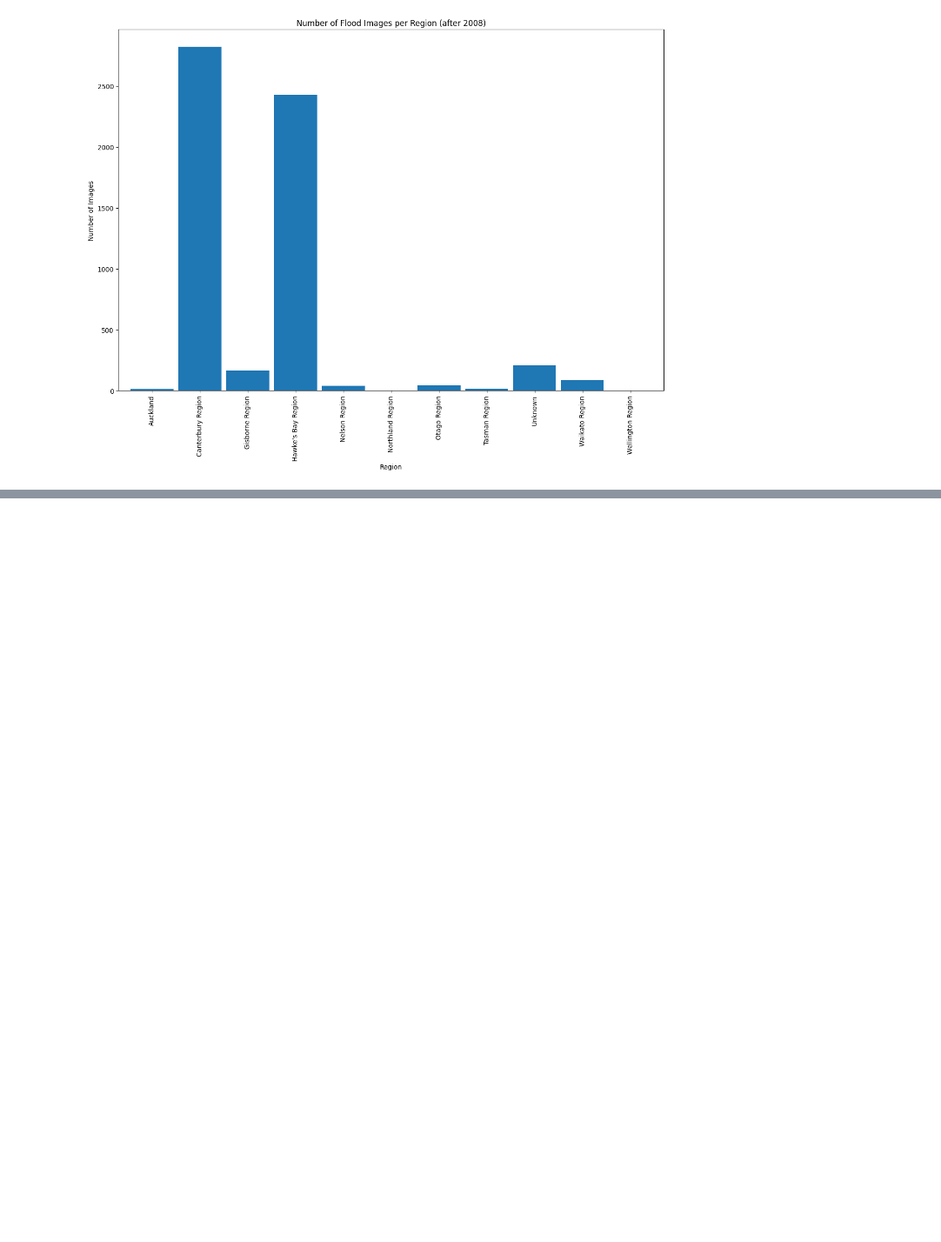
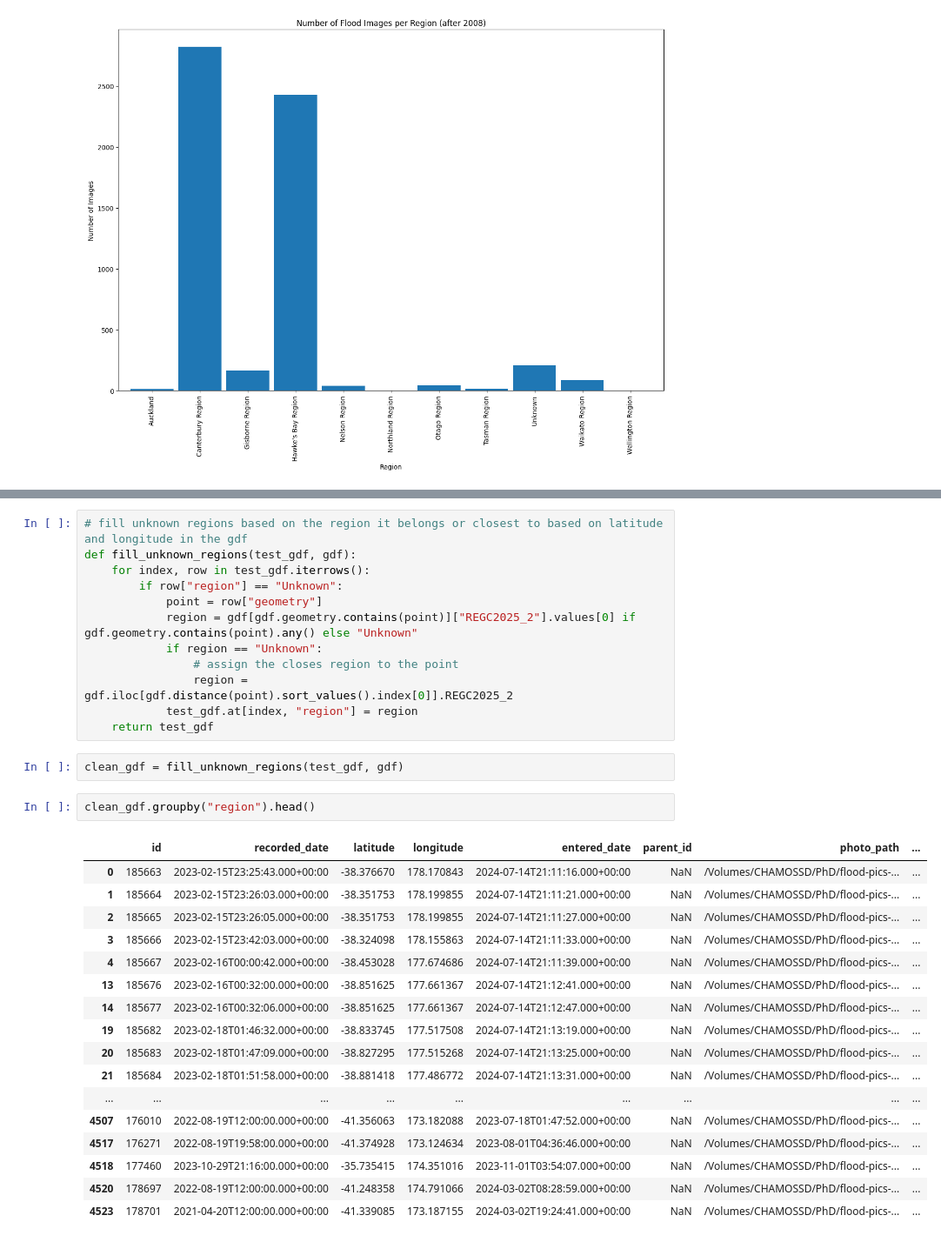
Before and after one commit to geolocalization-phd/pull-nz-flood-pics, a Jupyter notebook: analyse_data.ipynb, the cells around one changed output, grey strips where cells are left out. Shown at 87% size. Drawn from its saved outputs; the diff is of its cells as text; blank space fills up the shorter version.

```diff
--- a/analyse_data.ipynb
+++ b/analyse_data.ipynb
@@ -79,0 +205,34 @@ df_after_2008.to_csv("flood_pics_after_2008.csv", index=False)
+# %%
+# fill unknown regions based on the region it belongs or closest to based on latitude and longitude in the gdf
+def fill_unknown_regions(test_gdf, gdf):
+    for index, row in test_gdf.iterrows():
+        if row["region"] == "Unknown":
+            point = row["geometry"]
+            region = gdf[gdf.geometry.contains(point)]["REGC2025_2"].values[0] if gdf.geometry.contains(point).any() else "Unknown"
+            if region == "Unknown":
+                # assign the closes region to the point
+                region = gdf.iloc[gdf.distance(point).sort_values().index[0]].REGC2025_2
+            test_gdf.at[index, "region"] = region
+    return test_gdf
+# %%
+clean_gdf = fill_unknown_regions(test_gdf, gdf)
+# %%
+clean_gdf.groupby("region").head()
+# %% [output]
+|  | id | recorded_date | latitude | longitude | entered_date | parent_id | photo_path | ... |
+| 0 | 185663 | 2023-02-15T23:25:43.000+00:00 | -38.376670 | 178.170843 | 2024-07-14T21:11:16.000+00:00 | NaN | /Volumes/CHAMOSSD/PhD/flood-pics-... | ... |
+| 1 | 185664 | 2023-02-15T23:26:03.000+00:00 | -38.351753 | 178.199855 | 2024-07-14T21:11:21.000+00:00 | NaN | /Volumes/CHAMOSSD/PhD/flood-pics-... | ... |
+| 2 | 185665 | 2023-02-15T23:26:05.000+00:00 | -38.351753 | 178.199855 | 2024-07-14T21:11:27.000+00:00 | NaN | /Volumes/CHAMOSSD/PhD/flood-pics-... | ... |
+| 3 | 185666 | 2023-02-15T23:42:03.000+00:00 | -38.324098 | 178.155863 | 2024-07-14T21:11:33.000+00:00 | NaN | /Volumes/CHAMOSSD/PhD/flood-pics-... | ... |
+| 4 | 185667 | 2023-02-16T00:00:42.000+00:00 | -38.453028 | 177.674686 | 2024-07-14T21:11:39.000+00:00 | NaN | /Volumes/CHAMOSSD/PhD/flood-pics-... | ... |
+| 13 | 185676 | 2023-02-16T00:32:00.000+00:00 | -38.851625 | 177.661367 | 2024-07-14T21:12:41.000+00:00 | NaN | /Volumes/CHAMOSSD/PhD/flood-pics-... | ... |
+| 14 | 185677 | 2023-02-16T00:32:06.000+00:00 | -38.851625 | 177.661367 | 2024-07-14T21:12:47.000+00:00 | NaN | /Volumes/CHAMOSSD/PhD/flood-pics-... | ... |
+| 19 | 185682 | 2023-02-18T01:46:32.000+00:00 | -38.833745 | 177.517508 | 2024-07-14T21:13:19.000+00:00 | NaN | /Volumes/CHAMOSSD/PhD/flood-pics-... | ... |
+| 20 | 185683 | 2023-02-18T01:47:09.000+00:00 | -38.827295 | 177.515268 | 2024-07-14T21:13:25.000+00:00 | NaN | /Volumes/CHAMOSSD/PhD/flood-pics-... | ... |
+| 21 | 185684 | 2023-02-18T01:51:58.000+00:00 | -38.881418 | 177.486772 | 2024-07-14T21:13:31.000+00:00 | NaN | /Volumes/CHAMOSSD/PhD/flood-pics-... | ... |
+| ... | ... | ... | ... | ... | ... | ... | ... | ... |
+| 4507 | 176010 | 2022-08-19T12:00:00.000+00:00 | -41.356063 | 173.182088 | 2023-07-18T01:47:52.000+00:00 | NaN | /Volumes/CHAMOSSD/PhD/flood-pics-... | ... |
+| 4517 | 176271 | 2022-08-19T19:58:00.000+00:00 | -41.374928 | 173.124634 | 2023-08-01T04:36:46.000+00:00 | NaN | /Volumes/CHAMOSSD/PhD/flood-pics-... | ... |
+| 4518 | 177460 | 2023-10-29T21:16:00.000+00:00 | -35.735415 | 174.351016 | 2023-11-01T03:54:07.000+00:00 | NaN | /Volumes/CHAMOSSD/PhD/flood-pics-... | ... |
+| 4520 | 178697 | 2022-08-19T12:00:00.000+00:00 | -41.248358 | 174.791066 | 2024-03-02T08:28:59.000+00:00 | NaN | /Volumes/CHAMOSSD/PhD/flood-pics-... | ... |
+| 4523 | 178701 | 2021-04-20T12:00:00.000+00:00 | -41.339085 | 173.187155 | 2024-03-02T19:24:41.000+00:00 | NaN | /Volumes/CHAMOSSD/PhD/flood-pics-... | ... |
```
Also changed, not shown: parts of 32 cells of this notebook, 1 other file.
